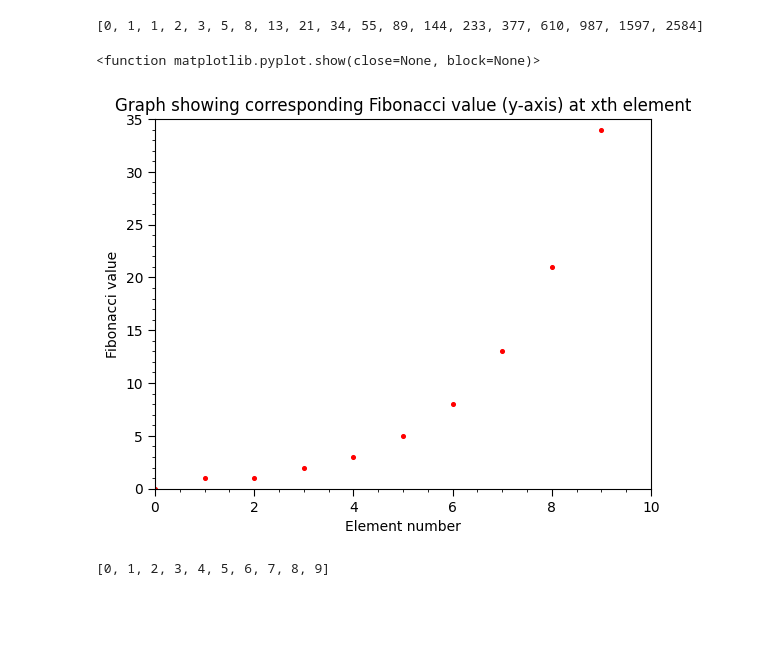
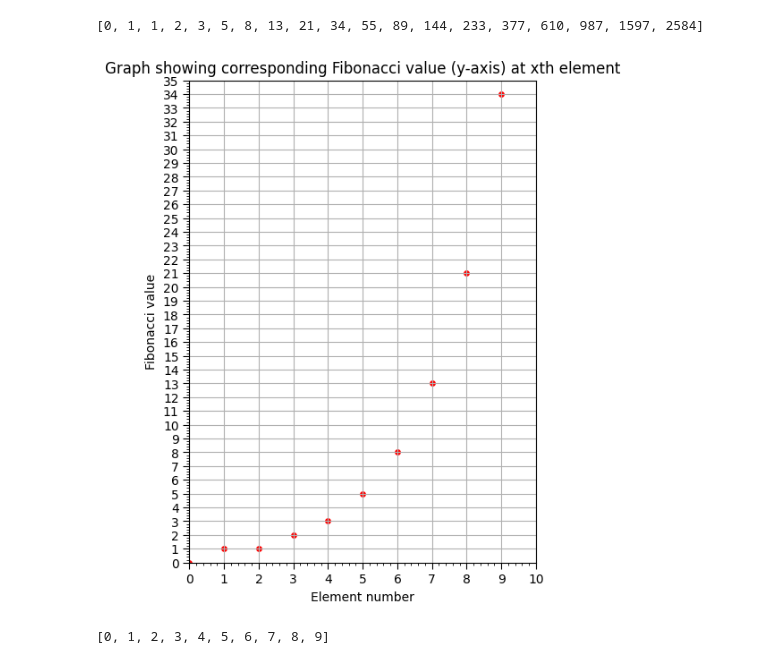
Before and after one commit to NoelMathw/AI-Lab-Works, a Jupyter notebook: Lab1/Fibbonaci.ipynb, the cells around one changed output. Drawn from its saved outputs; the diff is of its cells as text; code cells hidden in the pictures; blank space fills up the shorter version.

```diff
--- a/Lab1/Fibbonaci.ipynb
+++ b/Lab1/Fibbonaci.ipynb
@@ -16,20 +16,31 @@ Fibo(18)
 [0, 1, 1, 2, 3, 5, 8, 13, 21, 34, 55, 89, 144, 233, 377, 610, 987, 1597, 2584]
 # %%
 import matplotlib.pyplot as plt
+import matplotlib.ticker as ticker
+
 x = []
 for i in range(0,10):
     x.append(i)
-plt.scatter(x,Fibo(9),s=7,color="Red")
+
+plt.figure(figsize=(5,7))
+
+plt.scatter(x,Fibo(9),s=15,color="Red")
 plt.title("Graph showing corresponding Fibonacci value (y-axis) at xth element")
 plt.xlabel("Element number")
 plt.ylabel("Fibonacci value")
 plt.minorticks_on()
 plt.tick_params(axis='both', which='major', length=5)
 plt.axis([0, 10, 0, 35])
-plt.show
+plt.grid(True)
+
+# Set major ticks to differ by 1
+plt.gca().xaxis.set_major_locator(ticker.MultipleLocator(1))
+plt.gca().yaxis.set_major_locator(ticker.MultipleLocator(1))
+
+
+plt.show()
 # %% [output]
-<function matplotlib.pyplot.show(close=None, block=None)>
-[figure, old version]
+[figure, new version]
 # %%
 print(x)
 # %% [output]
```
Also changed, not shown: 5 other files.
